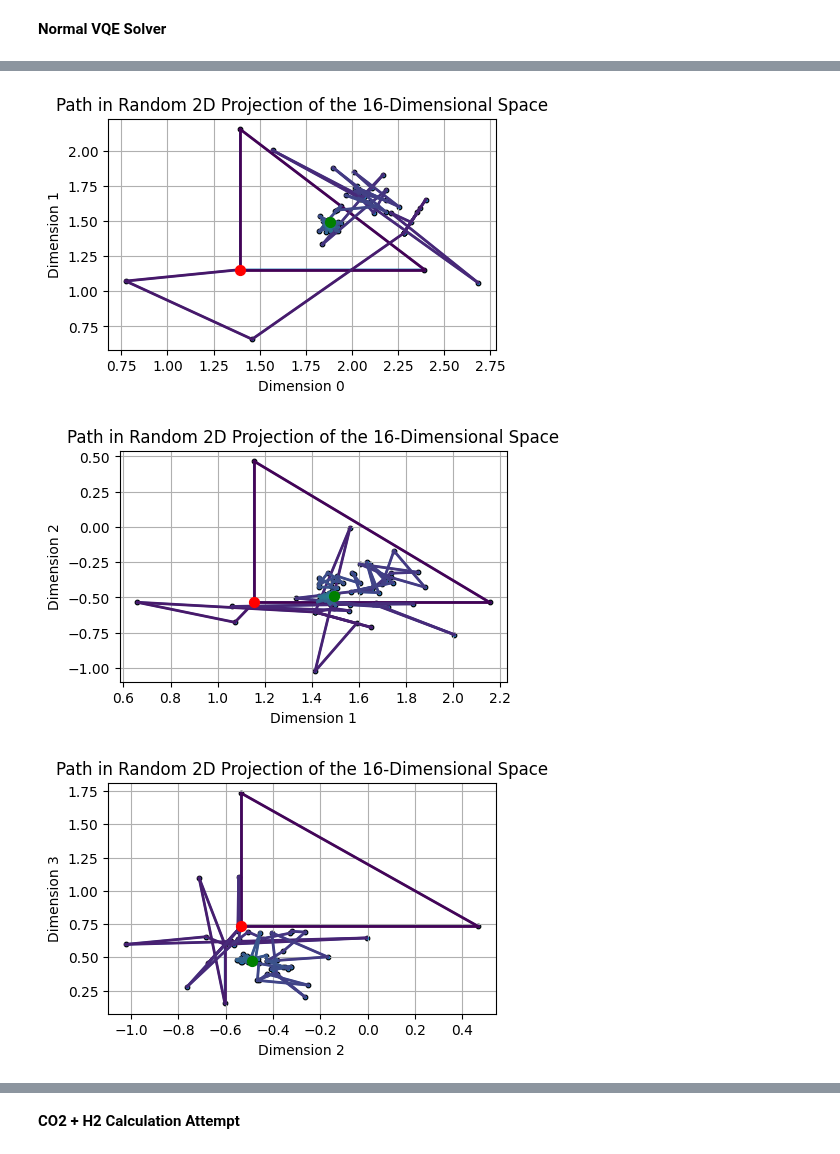
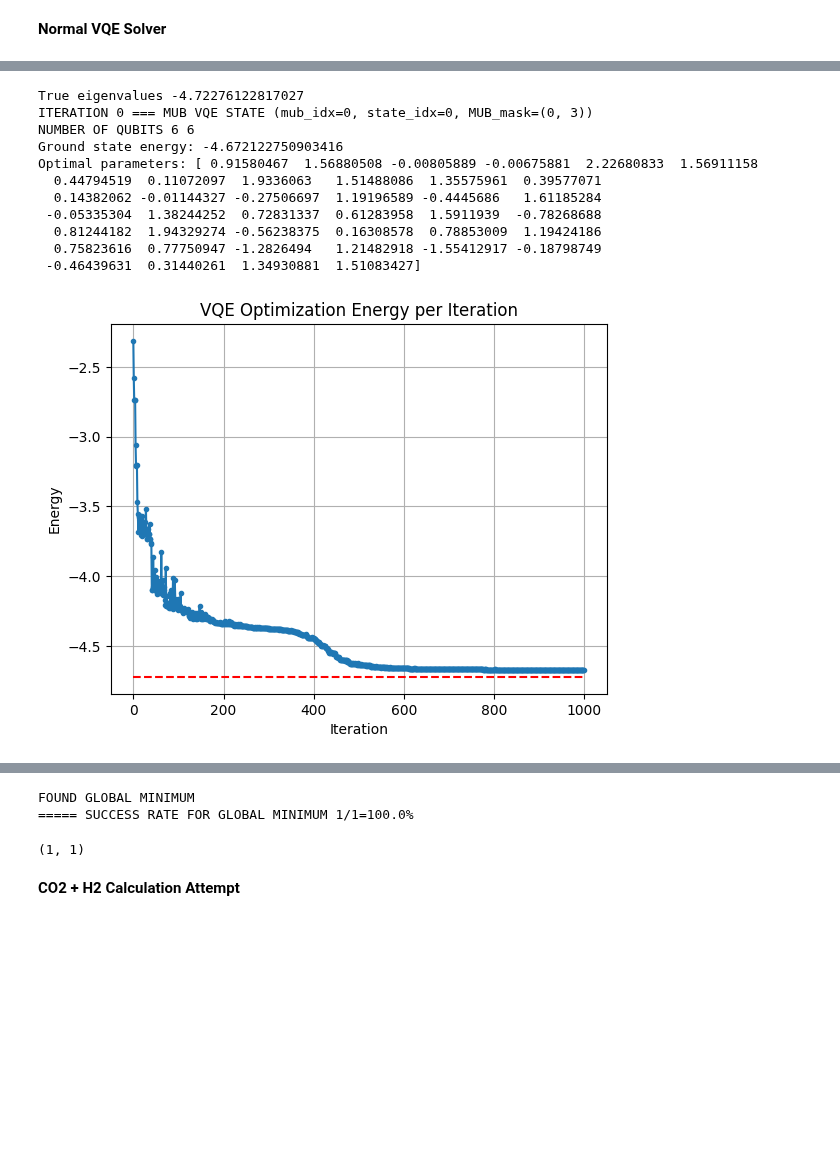
Before and after one commit to barryshaf/SchedullingFlowTime, a Jupyter notebook: src/Molecules.ipynb, the cells around one changed output, grey strips where cells are left out. Drawn from its saved outputs; the diff is of its cells as text; code cells hidden in the pictures; blank space fills up the shorter version.

```diff
--- a/src/Molecules.ipynb
+++ b/src/Molecules.ipynb
@@ -138,7 +138,7 @@ def HF_approx_energy(mol,basis,method_type,charge=0,spin=0):
 
     return hf_energy
 # %%
-def get_exact_energies(elec_struct_prob): #Works by a classical, naive eigensolver
+def get_exact_energies(elec_struct_prob, mapping_name = "parity" ): #Works by a classical, naive eigensolver
     numpy_solver = NumPyMinimumEigensolver()
 
     #TODO: there is a redundant call to get the mapper class here and in get_qubit_op.
@@ -151,7 +151,6 @@ def get_exact_energies(elec_struct_prob): #Works by a classical, naive eigensolv
         "bravi": BravyiKitaevMapper,
     }
 
-    mapping_name = "pairty"  # Default to "parity" if not explicitly provided
     mapper_class = mapper_classes.get(mapping_name)
     if mapper_class is None:
         raise ValueError("Mapper should be one of 'parity', 'jordan', or 'bravi'.")
@@ -1087,6 +1086,9 @@ print("Numpy solver", min(eigenvalues).real + CO2_es.nuclear_repulsion_energy +
 
 def invert_activate_space_transformation_energy(untransformed_energy: float, electronicStructure: ElectronicStructureProblem, eigenstateResult: ElectronicStructureResult) -> float:
     return untransformed_energy + electronicStructure.nuclear_repulsion_energy + eigenstateResult.extracted_transformer_energy
+
+def revert_activate_space_transformation_energy(transformed_energy: float, electronicStructure: ElectronicStructureProblem, eigenstateResult: ElectronicStructureResult) -> float:
+    return transformed_energy - electronicStructure.nuclear_repulsion_energy - eigenstateResult.extracted_transformer_energy
 #####
 # %%
 from numpy import linalg
@@ -1118,7 +1120,7 @@ print("CO2 RHF Approximation", HF_approx_energy(atom_str, basis, method_type="rh
 
 #CLASSIC SOLVER - Exact solution
 ###########
-CO2_ElectronicStructureResult, CO2_energy, _ = get_exact_energies(CO2_es)
+CO2_ElectronicStructureResult, CO2_energy, _ = get_exact_energies(CO2_es, mapping_name)
 print('Energies:',CO2_energy)
 ###Numpy Manual Eigensolver for practice
 eigenvalues, eigenvectors = linalg.eig(CO2_qub.to_matrix())
@@ -1158,9 +1185,21 @@ Ground state energy - inverted -185.06494781233874
 # %%
-for i in range(4):
-    visualize_path_2d(theta_path, i, i+1)
-for i in range(4):
-    visualize_path_1d(theta_path, i)
+from experiment_utils import *
+
+true_eigenvalue = revert_activate_space_transformation_energy(CO2_energy, CO2_es, CO2_ElectronicStructureResult)
+
+print("True eigenvalues", true_eigenvalue)
+
+run_VQE_MUB_random(CO2_qub, true_eigenvalue, 1)
 # %% [output]
+True eigenvalues -4.72276122817027
+ITERATION 0 === MUB VQE STATE (mub_idx=0, state_idx=0, MUB_mask=(0, 3))
+NUMBER OF QUBITS 6 6
+Ground state energy: -4.672122750903416
+Optimal parameters: [ 0.91580467  1.56880508 -0.00805889 -0.00675881  2.22680833  1.56911158
+  0.44794519  0.11072097  1.9336063   1.51488086  1.35575961  0.39577071
+  0.14382062 -0.01144327 -0.27506697  1.19196589 -0.4445686   1.61185284
+ -0.05335304  1.38244252  0.72831337  0.61283958  1.5911939  -0.78268688
+  0.81244182  1.94329274 -0.56238375  0.16308578  0.78853009  1.19424186
+  0.75823616  0.77750947 -1.2826494   1.21482918 -1.55412917 -0.18798749
+ -0.46439631  0.31440261  1.34930881  1.51083427]
-[figure, old version]
+[figure, new version]
-[figure, removed]
-[figure, removed]
@@ -1172,3 +1206,6 @@ for i in range(4):
+FOUND GLOBAL MINIMUM
+===== SUCCESS RATE FOR GLOBAL MINIMUM 1/1=100.0%
+(1, 1)
 # %% [markdown]
 **CO2 + H2 Calculation Attempt**
 # %%
```
Also changed, not shown: parts of 3 cells of this notebook, 2 other files.
